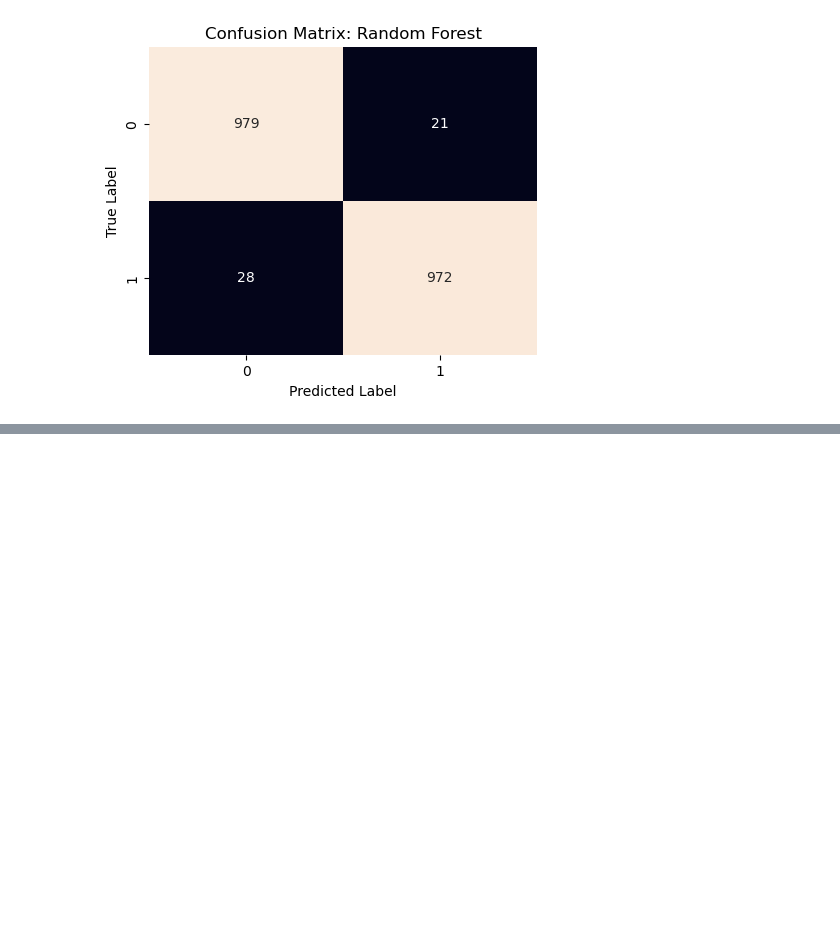
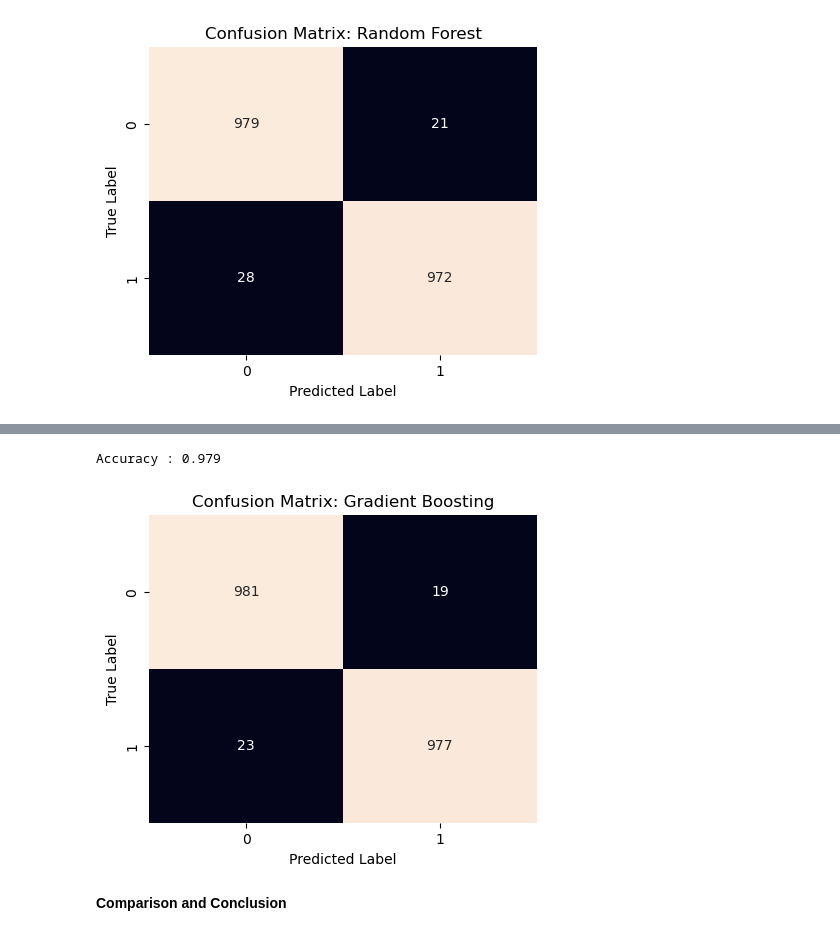
Before and after one commit to limeen298/Projet-Machine-Learning, a Jupyter notebook: Data_analysis.ipynb, the cells around one changed output, grey strips where cells are left out. Drawn from its saved outputs; the diff is of its cells as text; code cells hidden in the pictures; blank space fills up the shorter version.

```diff
--- a/Data_analysis.ipynb
+++ b/Data_analysis.ipynb
@@ -173,3 +168,4 @@ plt.show()
 # %%
-from sklearn.tree import DecisionTreeClassifier
-model = DecisionTreeClassifier(criterion="gini",max_depth=10,random_state=42)
+#Creation of the decision tree classifier model
+model_DT = DecisionTreeClassifier(criterion="gini",max_depth=10,random_state=42)
+model_DT.fit(X_train,y_train)
@@ -176,2 +173,0 @@ model = DecisionTreeClassifier(criterion="gini",max_depth=10,random_state=42)
-# %%
-model.fit(X_train,y_train)
@@ -212,7 +203,7 @@ tree_param_grid = {
 }
 # %%
 grid_search_tree = GridSearchCV(
-    estimator=model,
+    estimator=model_DT,
     param_grid=tree_param_grid,
     scoring='f1',
     cv=2,
@@ -303,0 +303,5 @@ plt.show()
+# %%
+#Creation of the Gradient boosting model
+model_GB = GradientBoostingClassifier(n_estimators=100, learning_rate=0.1, random_state=42)
+model_GB.fit(X_train, y_train)
+y_pred_GB = model_GB.predict(X_test)
@@ -303,0 +320,16 @@ plt.show()
+# %%
+print("Accuracy :", accuracy_score(y_test, y_pred_GB))
+# %% [output]
+Accuracy : 0.979
+# %%
+#Displaying the confusion matrix
+plt.figure(figsize=(5,4))
+sns.heatmap(confusion_matrix(y_test, y_pred_GB), annot=True, fmt='d', cbar=False)
+plt.title('Confusion Matrix: Gradient Boosting')
+plt.xlabel('Predicted Label')
+plt.ylabel('True Label')
+plt.show()
+# %% [output]
+[figure, added]
+# %% [markdown]
+**Comparison and Conclusion**
```
Also changed, not shown: parts of 50 cells of this notebook.
